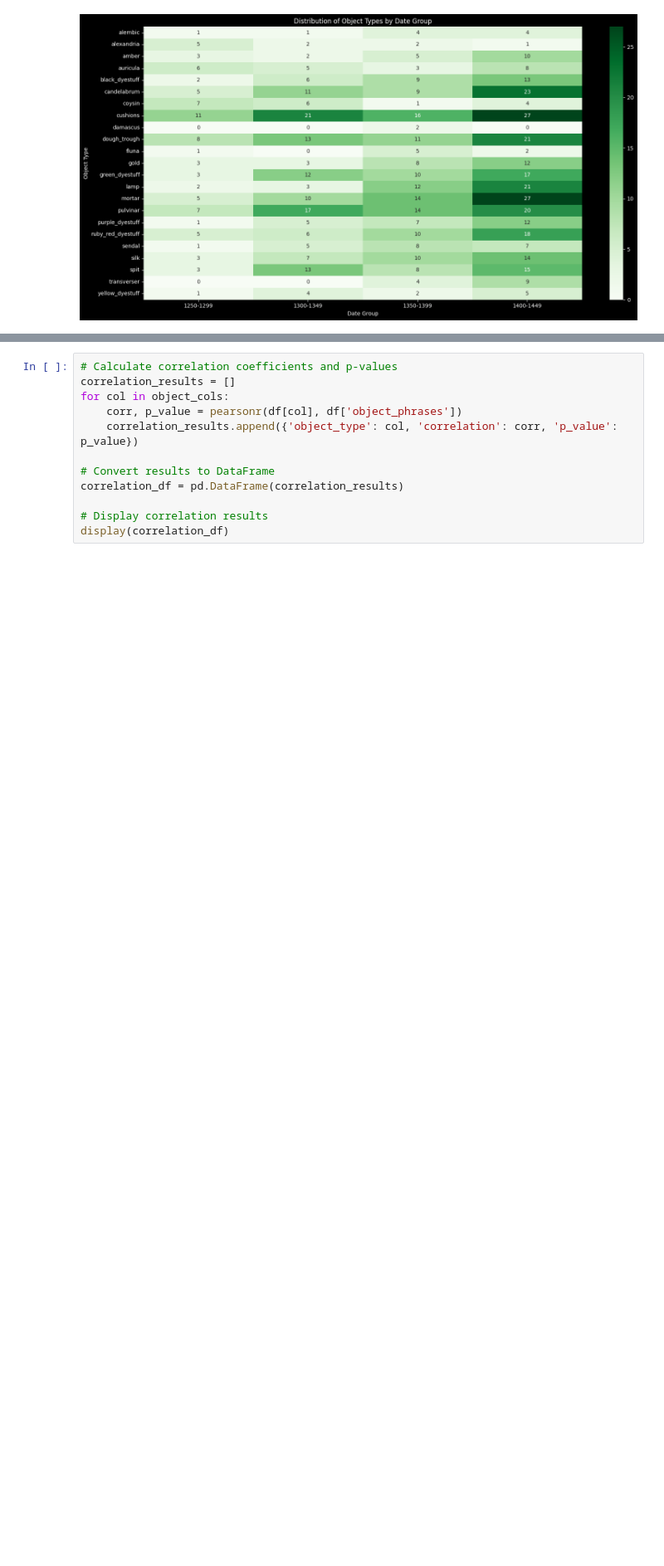
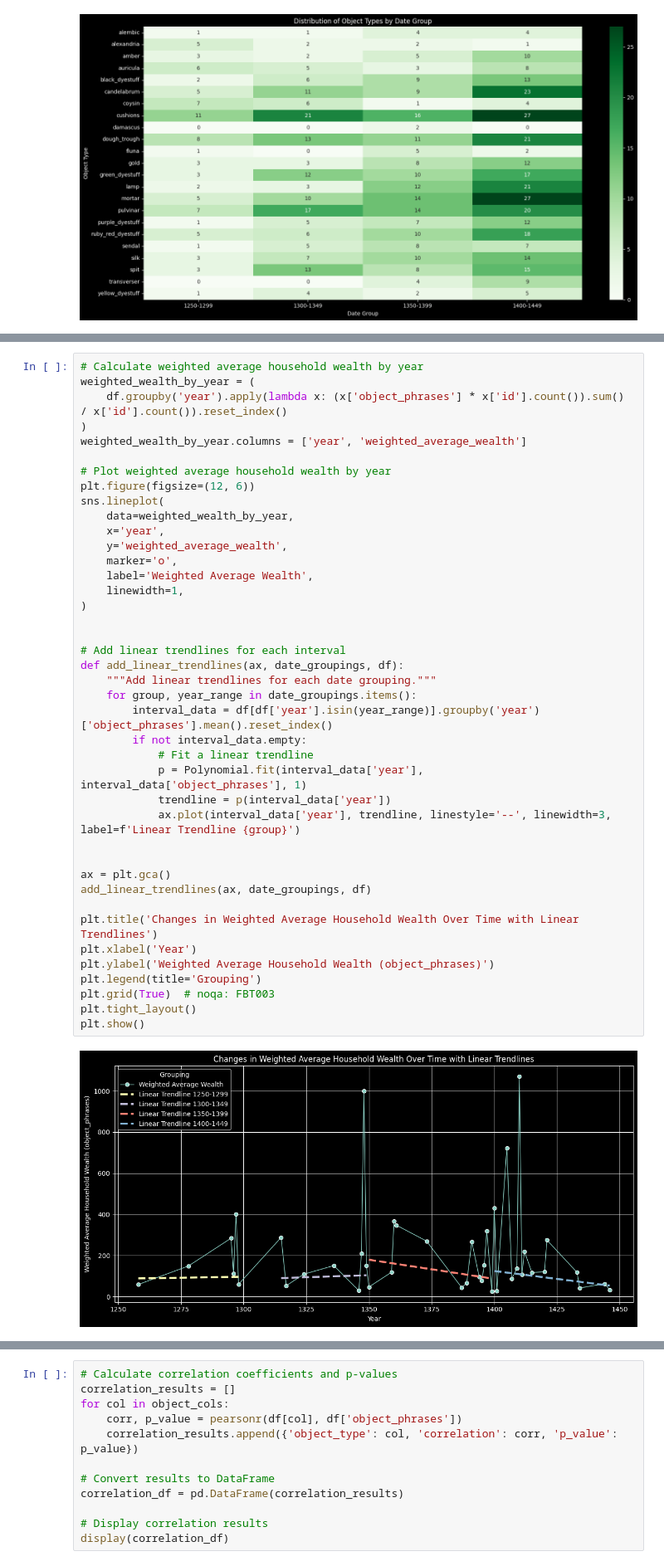
Before and after one commit to gpizzorno/marseille-luxury-objects, a Jupyter notebook: luxury-items.ipynb, the cells around one changed output, grey strips where cells are left out. Shown at 83% size. Saved outputs shown, nothing was run; the diff lists cells and outputs as text; blank space fills up the shorter version.

```diff
--- a/luxury-items.ipynb
+++ b/luxury-items.ipynb
@@ -121,6 +121,49 @@ plt.tight_layout()
 plt.show()
 # %% [output]
 [figure]
+# %%
+# Calculate weighted average household wealth by year
+weighted_wealth_by_year = (
+    df.groupby('year').apply(lambda x: (x['object_phrases'] * x['id'].count()).sum() / x['id'].count()).reset_index()
+)
+weighted_wealth_by_year.columns = ['year', 'weighted_average_wealth']
+
+# Plot weighted average household wealth by year
+plt.figure(figsize=(12, 6))
+sns.lineplot(
+    data=weighted_wealth_by_year,
+    x='year',
+    y='weighted_average_wealth',
+    marker='o',
+    label='Weighted Average Wealth',
+    linewidth=1,
+)
+
+
+# Add linear trendlines for each interval
+def add_linear_trendlines(ax, date_groupings, df):
+    """Add linear trendlines for each date grouping."""
+    for group, year_range in date_groupings.items():
+        interval_data = df[df['year'].isin(year_range)].groupby('year')['object_phrases'].mean().reset_index()
+        if not interval_data.empty:
+            # Fit a linear trendline
+            p = Polynomial.fit(interval_data['year'], interval_data['object_phrases'], 1)
+            trendline = p(interval_data['year'])
+            ax.plot(interval_data['year'], trendline, linestyle='--', linewidth=3, label=f'Linear Trendline {group}')
+
+
+ax = plt.gca()
+add_linear_trendlines(ax, date_groupings, df)
+
+plt.title('Changes in Weighted Average Household Wealth Over Time with Linear Trendlines')
+plt.xlabel('Year')
+plt.ylabel('Weighted Average Household Wealth (object_phrases)')
+plt.legend(title='Grouping')
+plt.grid(True)  # noqa: FBT003
+plt.tight_layout()
+plt.show()
+# %% [output]
+[figure, added]
 # %%
 # Violin plot: Wealth distribution for households with each object, grouped by date_group
 plt.figure(figsize=(18, 8))
```
Also changed, not shown: parts of 6 cells of this notebook.
